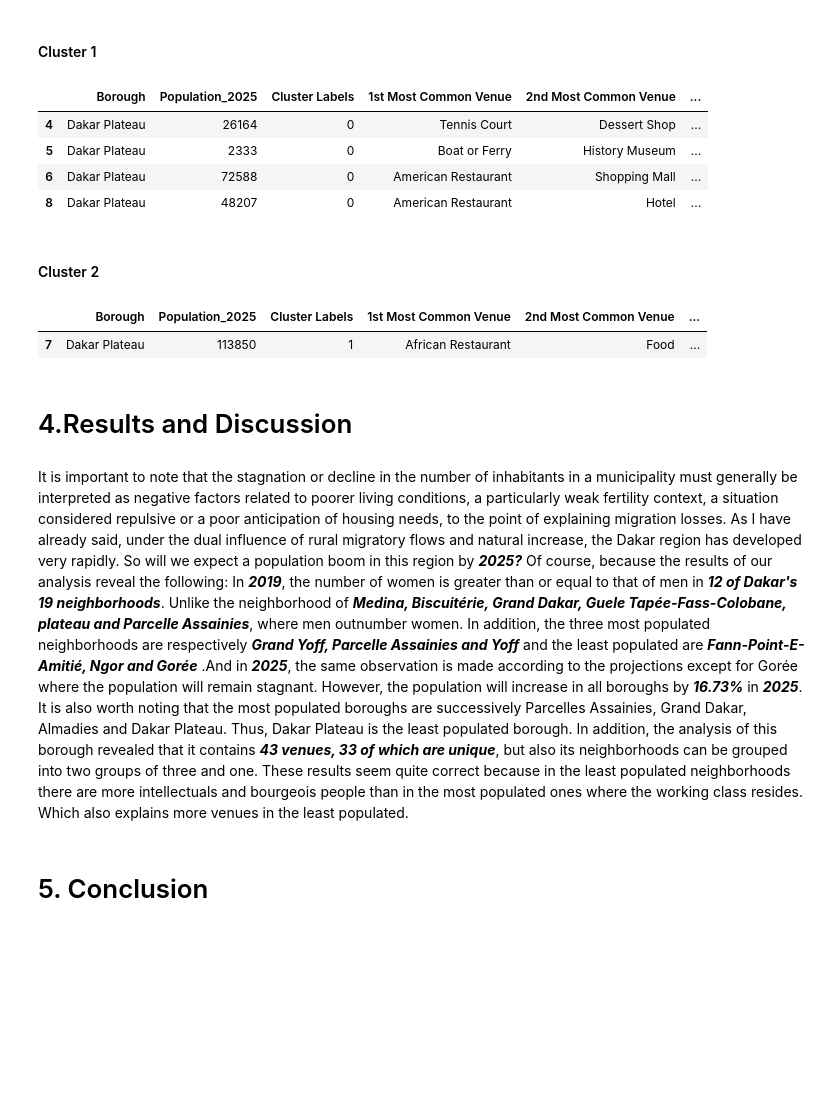
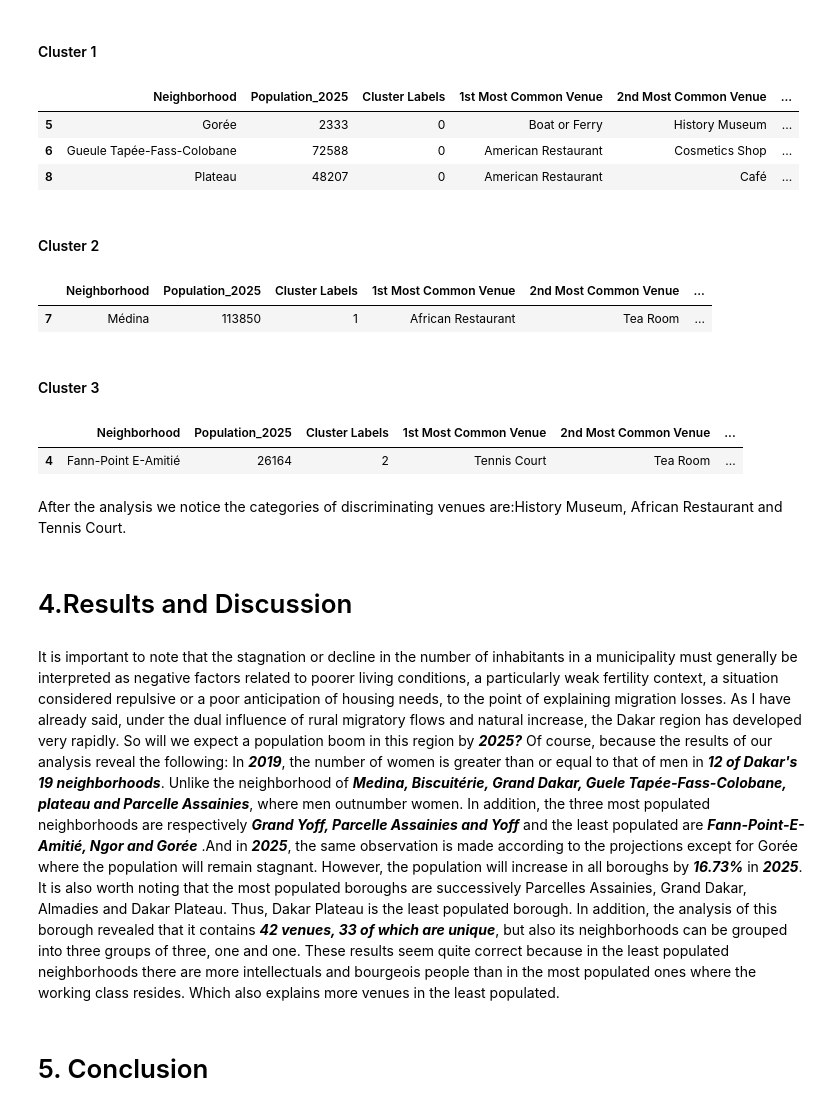
Before and after one commit to Amadou-SOULEY/Applied_Data_Science_Capstone, a Jupyter notebook: Capstone_Project_The-Battle-of-Neighborhoods.ipynb, the cells around one changed output. Cells and saved outputs as stored; diff of their text form; code cells hidden in the pictures; blank space fills up the shorter version.

```diff
--- a/Capstone_Project_The-Battle-of-Neighborhoods.ipynb
+++ b/Capstone_Project_The-Battle-of-Neighborhoods.ipynb
@@ -702,6 +703,6 @@ pl.show()
 # %%
 # set number of clusters
-kclusters = 2
+kclusters = 3
 
 # run k-means clustering
 kmeans = KMeans(n_clusters=kclusters, random_state=0).fit(Dakar_Plateau_grouped_clustering)
@@ -759,20 +760,28 @@ Now, let's can examine each cluster and determine the discriminating venue categ
 # %% [markdown]
 #### Cluster 1
 # %%
-Dakar_Plateau_merged.loc[Dakar_Plateau_merged['Cluster Labels'] == 0, Dakar_Plateau_merged.columns[[1] + list(range(5, Dakar_Plateau_merged.shape[1]))]]
+Dakar_Plateau_merged.loc[Dakar_Plateau_merged['Cluster Labels'] == 0, Dakar_Plateau_merged.columns[[0] + list(range(5, Dakar_Plateau_merged.shape[1]))]]
 # %% [output]
-|  | Borough | Population_2025 | Cluster Labels | 1st Most Common Venue | 2nd Most Common Venue | ... |
-| 4 | Dakar Plateau | 26164 | 0 | Tennis Court | Dessert Shop | ... |
-| 5 | Dakar Plateau | 2333 | 0 | Boat or Ferry | History Museum | ... |
-| 6 | Dakar Plateau | 72588 | 0 | American Restaurant | Shopping Mall | ... |
-| 8 | Dakar Plateau | 48207 | 0 | American Restaurant | Hotel | ... |
+|  | Neighborhood | Population_2025 | Cluster Labels | 1st Most Common Venue | 2nd Most Common Venue | ... |
+| 5 | Gorée | 2333 | 0 | Boat or Ferry | History Museum | ... |
+| 6 | Gueule Tapée-Fass-Colobane | 72588 | 0 | American Restaurant | Cosmetics Shop | ... |
+| 8 | Plateau | 48207 | 0 | American Restaurant | Café | ... |
 # %% [markdown]
 #### Cluster 2
 # %%
-Dakar_Plateau_merged.loc[Dakar_Plateau_merged['Cluster Labels'] == 1, Dakar_Plateau_merged.columns[[1] + list(range(5, Dakar_Plateau_merged.shape[1]))]]
+Dakar_Plateau_merged.loc[Dakar_Plateau_merged['Cluster Labels'] == 1, Dakar_Plateau_merged.columns[[0] + list(range(5, Dakar_Plateau_merged.shape[1]))]]
 # %% [output]
-|  | Borough | Population_2025 | Cluster Labels | 1st Most Common Venue | 2nd Most Common Venue | ... |
-| 7 | Dakar Plateau | 113850 | 1 | African Restaurant | Food | ... |
+|  | Neighborhood | Population_2025 | Cluster Labels | 1st Most Common Venue | 2nd Most Common Venue | ... |
+| 7 | Médina | 113850 | 1 | African Restaurant | Tea Room | ... |
+# %% [markdown]
+#### Cluster 3
+# %%
+Dakar_Plateau_merged.loc[Dakar_Plateau_merged['Cluster Labels'] == 2, Dakar_Plateau_merged.columns[[0] + list(range(5, Dakar_Plateau_merged.shape[1]))]]
+# %% [output]
+|  | Neighborhood | Population_2025 | Cluster Labels | 1st Most Common Venue | 2nd Most Common Venue | ... |
+| 4 | Fann-Point E-Amitié | 26164 | 2 | Tennis Court | Tea Room | ... |
+# %% [markdown]
+After the analysis we notice the categories of discriminating venues are:History Museum, African Restaurant and Tennis Court.
 # %% [markdown]
 # 4.Results and Discussion
 # %% [markdown]
@@ -782,7 +791,7 @@ In ***2019***, the number of women is greater than or equal to that of men in **
 Unlike the neighborhood of ***Medina, Biscuitérie, Grand Dakar, Guele Tapée-Fass-Colobane, plateau and Parcelle Assainies***, where men outnumber women.
 In addition, the three most populated neighborhoods are respectively ***Grand Yoff, Parcelle Assainies and Yoff*** and the least populated are ***Fann-Point-E-Amitié, Ngor and Gorée*** .And in ***2025***, the same observation is made according to the projections except for Gorée where the population will remain stagnant. However, the population will increase in all boroughs by ***16.73%*** in ***2025***.
 It is also worth noting that the most populated boroughs are successively Parcelles Assainies, Grand Dakar, Almadies and Dakar Plateau.
-Thus, Dakar Plateau is the least populated borough. In addition, the analysis of this borough revealed that it contains ***43 venues, 33 of which are unique***, but also its neighborhoods can be grouped into two groups of three and one.
+Thus, Dakar Plateau is the least populated borough. In addition, the analysis of this borough revealed that it contains ***42 venues, 33 of which are unique***, but also its neighborhoods can be grouped into three groups of three, one and one.
 These results seem quite correct because in the least populated neighborhoods there are more intellectuals and bourgeois people than in the most populated ones where the working class resides. Which also explains more venues in the least populated.
 # %% [markdown]
 # 5. Conclusion
```
Also changed, not shown: parts of 21 cells of this notebook.
